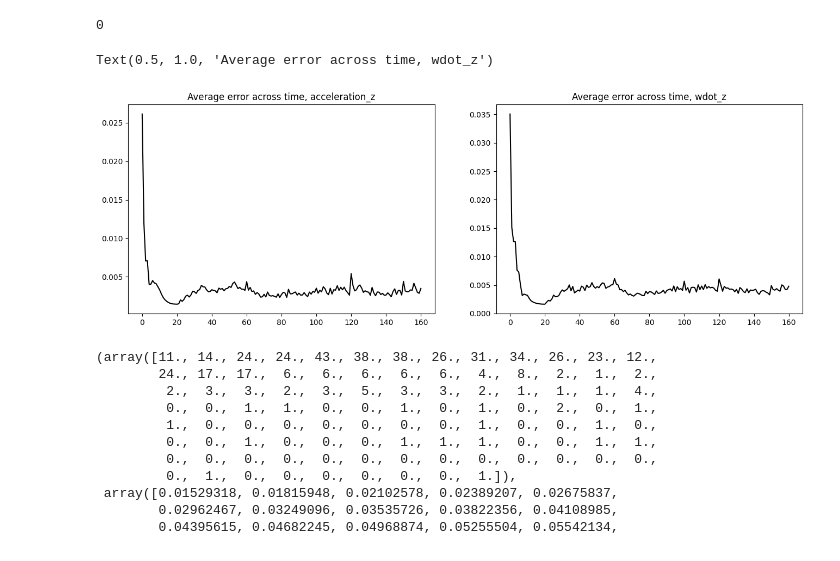
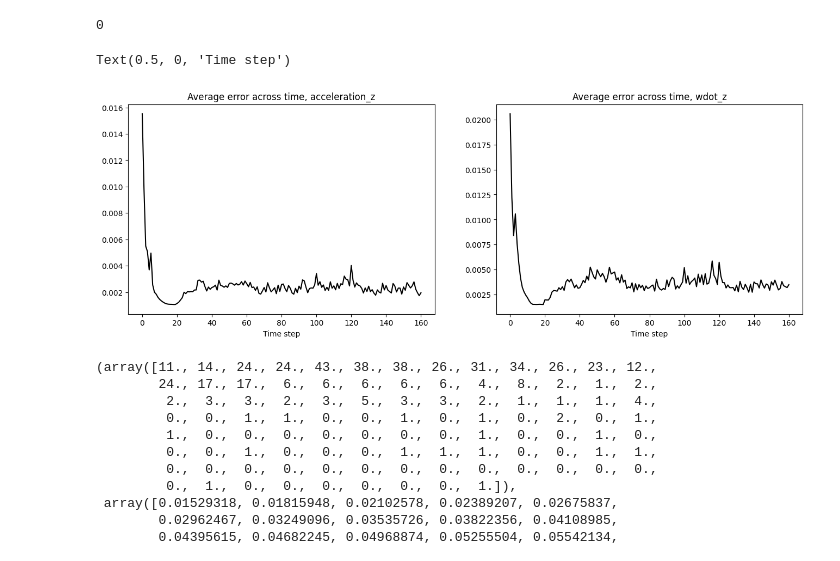
Before and after one commit to Rayan76q/EI-DATA-DRIVEN-CONTROL, a Jupyter notebook: src/model/notebooks/test_model_az_wdotz.ipynb, the cells around one changed output. Cells and saved outputs as stored; diff of their text form; code cells hidden in the pictures.

```diff
--- a/src/model/notebooks/test_model_az_wdotz.ipynb
+++ b/src/model/notebooks/test_model_az_wdotz.ipynb
@@ -24,8 +24,8 @@ def mimic_standardize(input_array, mimic_mean, mimic_std):
 
 # data import
 
-data_in = np.genfromtxt("db_inputs1.csv", delimiter=",", dtype=np.float32)
-data_out = np.genfromtxt("db_outputs1.csv", delimiter=",", dtype=np.float32)
+data_in = np.genfromtxt("db_inputs2.csv", delimiter=",", dtype=np.float32)
+data_out = np.genfromtxt("db_outputs2.csv", delimiter=",", dtype=np.float32)
 nb_data = data_in.shape[0]
 
 def stack_tensor(input_np_array, n):
@@ -42,8 +42,8 @@ train_size = int(0.90*nb_data)
 val_size = int(0.00*nb_data)
 test_size = int(0.10*nb_data)
 
-input_data = mimic_standardize(data_in_torch, torch.tensor([-0.0205,  0.0014,  0.0000,  0.0000]), torch.tensor([6.4559, 0.4590, 0.0000, 0.0000]))
-output_data = mimic_standardize(data_out_torch, torch.tensor([-9.9011,  0.0310]), torch.tensor([20.6719, 10.7658]))
+input_data = mimic_standardize(data_in_torch, torch.tensor([-1.3672e-02,  0.0000e+00,  0.0000e+00,  9.1857e-05]), torch.tensor([1.6101, 0.0000, 0.0000, 0.1147]))
+output_data = mimic_standardize(data_out_torch, torch.tensor([-10.0084,   0.0174]), torch.tensor([20.6563, 10.8079]))
 # %% [markdown]
 # Testing via Torch model
 # %%
@@ -95,7 +95,7 @@ class ModelNN(nn.Module):
 hidden_layer_size = 64
 
 model = ModelNN(4, 2, "RNN", hidden_layer_size, 1)
-model.load_state_dict(torch.load("rnn_model_thrust_speeds_best.pt", weights_only=True))
+model.load_state_dict(torch.load("rnn_model_thrust_yaw.pt", weights_only=True))
 # %% [output]
 <All keys matched successfully>
 # %% [markdown]
@@ -139,16 +139,18 @@ print(np.sum(np.isnan(distances)))
 # %%
 average_on_test = np.mean(distances, axis=0)
 fig, axes = plt.subplots(1, 2)
 fig.set_figheight(5)
 fig.set_figwidth(16)
 
 axes[0].plot(average_on_test[:, 0], c="black")
 axes[0].set_title("Average error across time, acceleration_z")
+axes[0].set_xlabel("Time step")
 axes[1].plot(average_on_test[:, 1], c="black")
 axes[1].set_title("Average error across time, wdot_z")
+axes[1].set_xlabel("Time step")
 # %% [output]
-Text(0.5, 1.0, 'Average error across time, wdot_z')
+Text(0.5, 0, 'Time step')
-[figure, old version]
+[figure, new version]
 # %%
 plt.figure()
 plt.hist(mean_distances, bins=100)
```
Also changed, not shown: parts of 2 cells of this notebook, 4 other files.
